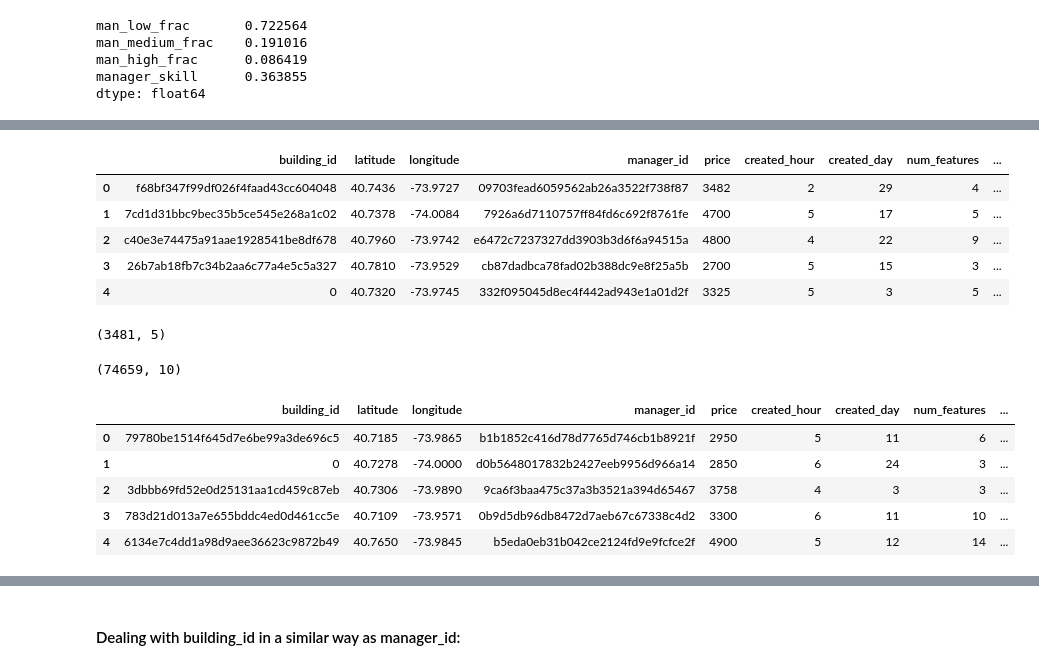
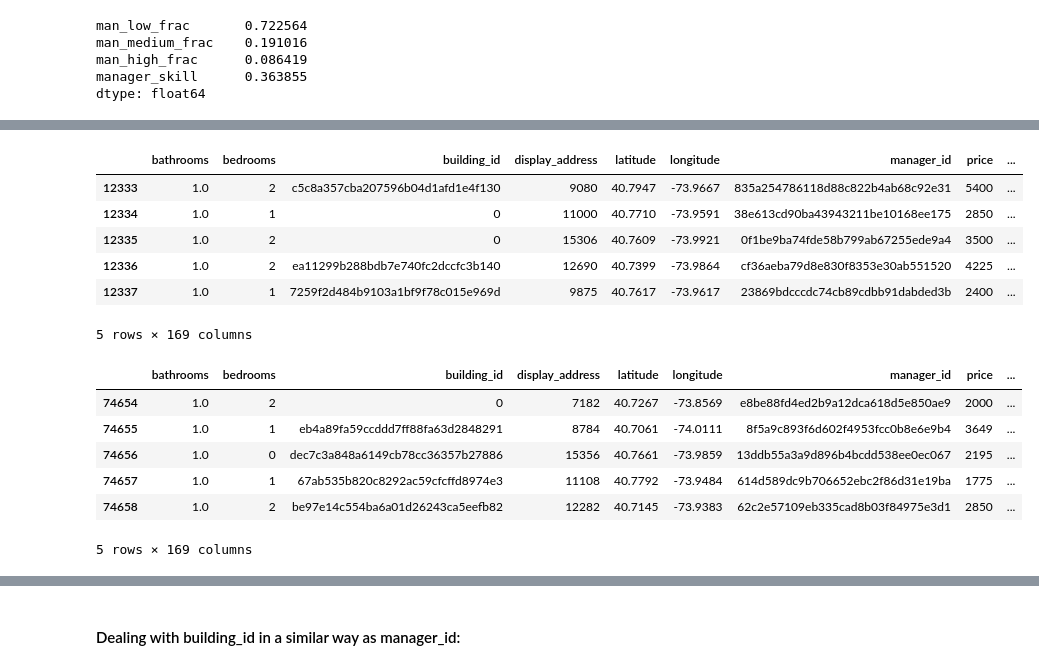
Before and after one commit to Ian-Dzindo01/Rental-Listing-Inquiries, a Jupyter notebook: Rent_listing_inqs.ipynb, the cells around one changed output, grey strips where cells are left out. Cells and saved outputs as stored; diff of their text form; code cells hidden in the pictures.

```diff
--- a/Rent_listing_inqs.ipynb
+++ b/Rent_listing_inqs.ipynb
@@ -81,0 +95,7 @@ test_df.drop(['photos', 'features', 'created', 'description'], axis=1, inplace=T
+# %%
+feature_transform = CountVectorizer(stop_words='english', max_features=150)
+
+train_df['features'] = train_df["features"].apply(lambda x: " ".join(["_".join(i.lower().split(" ")) for i in x]))
+test_df['features'] = test_df["features"].apply(lambda x: " ".join(["_".join(i.lower().split(" ")) for i in x]))
+
+feature_transform.fit(list(train_df['features']) + list(test_df['features']))
@@ -82,8 +109,23 @@ test_df.drop(['photos', 'features', 'created', 'description'], axis=1, inplace=T
+# %%
+def transform_data(X):
+
+    feat_sparse = feature_transform.transform(X["features"])
+    vocabulary = feature_transform.vocabulary_
+    del X['features']
+
+    X1 = pd.DataFrame([ pd.Series(feat_sparse[i].toarray().ravel()) for i in np.arange(feat_sparse.shape[0]) ])
+    X1.columns = list(sorted(vocabulary.keys()))
+    X = pd.concat([X.reset_index(), X1.reset_index()], axis = 1)
+    del X['index']
+    return X
+# %%
+train_df = transform_data(train_df)
+test_df = transform_data(test_df)
 # %%
 # Let's split the data
 y = train_df["interest_level"]
 X = train_df.drop(['interest_level'], axis=1)
-X_train, X_test, y_train, y_test = train_test_split(X, y, test_size=0.1)
+X_train, X_test, y_train, y_test = train_test_split(X, y, test_size=0.25, random_state=22)
 # %% [markdown]
 #### Dealing with manager_id:
 # %%
@@ -145,36 +194,30 @@ X_train.head()
 # %%
 # add the features computed on the training dataset to the validation dataset obtained by train_test_split
 X_test = X_test.merge(gby.reset_index(),how='left', left_on='manager_id', right_on='manager_id')
-X_test.head()
+X_test.tail()
 # %% [output]
-|  | building_id | latitude | longitude | manager_id | price | created_hour | created_day | num_features | ... |
-| 0 | f68bf347f99df026f4faad43cc604048 | 40.7436 | -73.9727 | 09703fead6059562ab26a3522f738f87 | 3482 | 2 | 29 | 4 | ... |
-| 1 | 7cd1d31bbc9bec35b5ce545e268a1c02 | 40.7378 | -74.0084 | 7926a6d7110757ff84fd6c692f8761fe | 4700 | 5 | 17 | 5 | ... |
-| 2 | c40e3e74475a91aae1928541be8df678 | 40.7960 | -73.9742 | e6472c7237327dd3903b3d6f6a94515a | 4800 | 4 | 22 | 9 | ... |
-| 3 | 26b7ab18fb7c34b2aa6c77a4e5c5a327 | 40.7810 | -73.9529 | cb87dadbca78fad02b388dc9e8f25a5b | 2700 | 5 | 15 | 3 | ... |
-| 4 | 0 | 40.7320 | -73.9745 | 332f095045d8ec4f442ad943e1a01d2f | 3325 | 5 | 3 | 5 | ... |
+|  | bathrooms | bedrooms | building_id | display_address | latitude | longitude | manager_id | price | ... |
+| 12333 | 1.0 | 2 | c5c8a357cba207596b04d1afd1e4f130 | 9080 | 40.7947 | -73.9667 | 835a254786118d88c822b4ab68c92e31 | 5400 | ... |
+| 12334 | 1.0 | 1 | 0 | 11000 | 40.7710 | -73.9591 | 38e613cd90ba43943211be10168ee175 | 2850 | ... |
+| 12335 | 1.0 | 2 | 0 | 15306 | 40.7609 | -73.9921 | 0f1be9ba74fde58b799ab67255ede9a4 | 3500 | ... |
+| 12336 | 1.0 | 2 | ea11299b288bdb7e740fc2dccfc3b140 | 12690 | 40.7399 | -73.9864 | cf36aeba79d8e830f8353e30ab551520 | 4225 | ... |
+| 12337 | 1.0 | 1 | 7259f2d484b9103a1bf9f78c015e969d | 9875 | 40.7617 | -73.9617 | 23869bdcccdc74cb89cdbb91dabded3b | 2400 | ... |
+5 rows × 169 columns
-# %%
-gby.shape
-# %% [output]
-(3481, 5)
-# %%
-test_df.shape
-# %% [output]
-(74659, 10)
 # %%
 # add the features computed on the training dataset to the test_df dataset
 test_df = test_df.merge(gby.reset_index(),how='left', left_on='manager_id', right_on='manager_id')
 
-new_manager_ixes = test_df['man_high_frac'].isnull()
+new_manager_ixes = test_df['man_low_frac'].isnull()
 test_df.loc[new_manager_ixes,['man_high_frac','man_low_frac', 'man_medium_frac','manager_skill']] = mean_values.values
-test_df.head()
+test_df.tail()
 # %% [output]
-|  | building_id | latitude | longitude | manager_id | price | created_hour | created_day | num_features | ... |
-| 0 | 79780be1514f645d7e6be99a3de696c5 | 40.7185 | -73.9865 | b1b1852c416d78d7765d746cb1b8921f | 2950 | 5 | 11 | 6 | ... |
-| 1 | 0 | 40.7278 | -74.0000 | d0b5648017832b2427eeb9956d966a14 | 2850 | 6 | 24 | 3 | ... |
-| 2 | 3dbbb69fd52e0d25131aa1cd459c87eb | 40.7306 | -73.9890 | 9ca6f3baa475c37a3b3521a394d65467 | 3758 | 4 | 3 | 3 | ... |
-| 3 | 783d21d013a7e655bddc4ed0d461cc5e | 40.7109 | -73.9571 | 0b9d5db96db8472d7aeb67c67338c4d2 | 3300 | 6 | 11 | 10 | ... |
-| 4 | 6134e7c4dd1a98d9aee36623c9872b49 | 40.7650 | -73.9845 | b5eda0eb31b042ce2124fd9e9fcfce2f | 4900 | 5 | 12 | 14 | ... |
+|  | bathrooms | bedrooms | building_id | display_address | latitude | longitude | manager_id | price | ... |
+| 74654 | 1.0 | 2 | 0 | 7182 | 40.7267 | -73.8569 | e8be88fd4ed2b9a12dca618d5e850ae9 | 2000 | ... |
+| 74655 | 1.0 | 1 | eb4a89fa59ccddd7ff88fa63d2848291 | 8784 | 40.7061 | -74.0111 | 8f5a9c893f6d602f4953fcc0b8e6e9b4 | 3649 | ... |
+| 74656 | 1.0 | 0 | dec7c3a848a6149cb78cc36357b27886 | 15356 | 40.7661 | -73.9859 | 13ddb55a3a9d896b4bcdd538ee0ec067 | 2195 | ... |
+| 74657 | 1.0 | 1 | 67ab535b820c8292ac59cfcffd8974e3 | 11108 | 40.7792 | -73.9484 | 614d589dc9b706652ebc2f86d31e19ba | 1775 | ... |
+| 74658 | 1.0 | 2 | be97e14c554ba6a01d26243ca5eefb82 | 12282 | 40.7145 | -73.9383 | 62c2e57109eb335cad8b03f84975e3d1 | 2850 | ... |
+5 rows × 169 columns
 # %%
 test_df.shape
 # %% [output]
```
Also changed, not shown: parts of 34 cells of this notebook.
